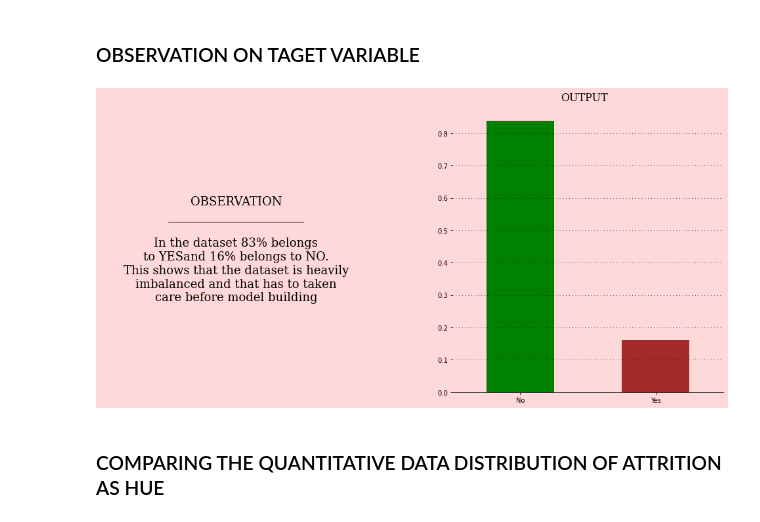
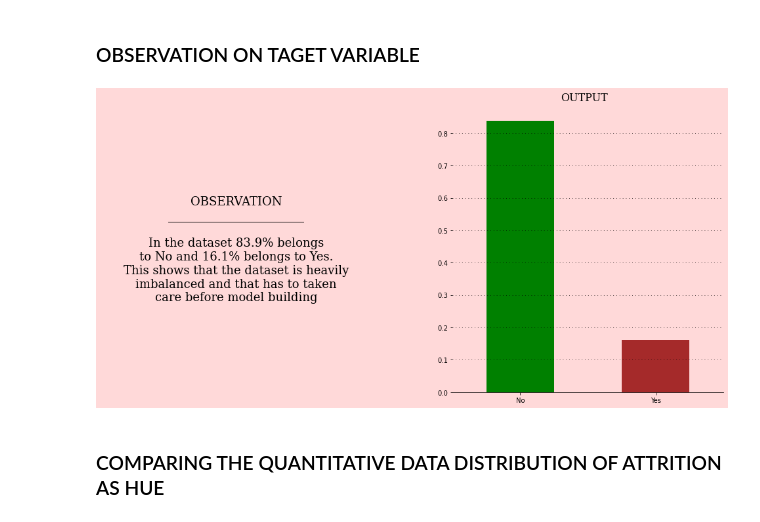
Before and after one commit to Sureshkrishh/Employee-Attrition-Prediction, a Jupyter notebook: Employee_Attrition.ipynb, the cells around one changed output. Drawn from its saved outputs; the diff is of its cells as text; code cells hidden in the pictures.

```diff
--- a/Suresh_HR_Attrition.ipynb
+++ b/Employee_Attrition.ipynb
@@ -176,40 +177,39 @@ fig = plt.figure(figsize=(17,8))
 spec = fig.add_gridspec(1,2)
 spec.update(wspace=0.3,hspace=0.15)
 sec_1 = fig.add_subplot(spec[0,0])
 sec_2 = fig.add_subplot(spec[0,1])
 
 # Adding color preference
 bg_color = '#ffd9d9'
 for selection in [fig, sec_1, sec_2]:
     selection.set_facecolor(bg_color)
 
 # Plotting graph
 data['Attrition'].value_counts(normalize=True).plot.bar(color=['green', 'brown'])
 sec_2.grid(color='#000000', linestyle=':', axis='y', zorder=0,  dashes=(1,5))
 plt.xticks(rotation=0)
 sec_2.text(0.3,0.9,'OUTPUT',fontsize=16, fontfamily='serif')
 
 # Narrating the observation
 Max, Min = data['Attrition'].value_counts(normalize=True)*100
-Max = int(Max)
-Min = int(Min)
+Max = np.round(Max, 1)
+Min = np.round(Min, 1)
 
-sec_1.text(0.5,0.5,f'OBSERVATION\n_______________________\n\nIn the dataset {Max}% belongs\nto YES\
-and {Min}% belongs to NO.\nThis shows that the dataset is heavily\nimbalanced and that has to taken\
+sec_1.text(0.5,0.5,f'OBSERVATION\n_______________________\n\nIn the dataset {Max}% belongs\nto No \
+and {Min}% belongs to Yes.\nThis shows that the dataset is heavily\nimbalanced and that has to taken\
 \ncare before model building',ha='center',va='center',size=18, family='serif')
 
-# Removing labels and spines
+# Removing axis and spines
 sec_1.xaxis.set_visible(False)
 sec_1.yaxis.set_visible(False)
-
 for position in ['left', 'right', 'top', 'bottom']:
     for selection in [sec_1, sec_2]:
         if position == 'bottom' and selection == sec_2:
             selection.spines[position].set_visible(True)
         else:
             selection.spines[position].set_visible(False)
 # %% [output]
-[figure, old version]
+[figure, new version]
 # %% [markdown]
 ### COMPARING THE QUANTITATIVE DATA DISTRIBUTION OF ATTRITION AS HUE
 # %%
```
Also changed, not shown: parts of 20 cells of this notebook.
